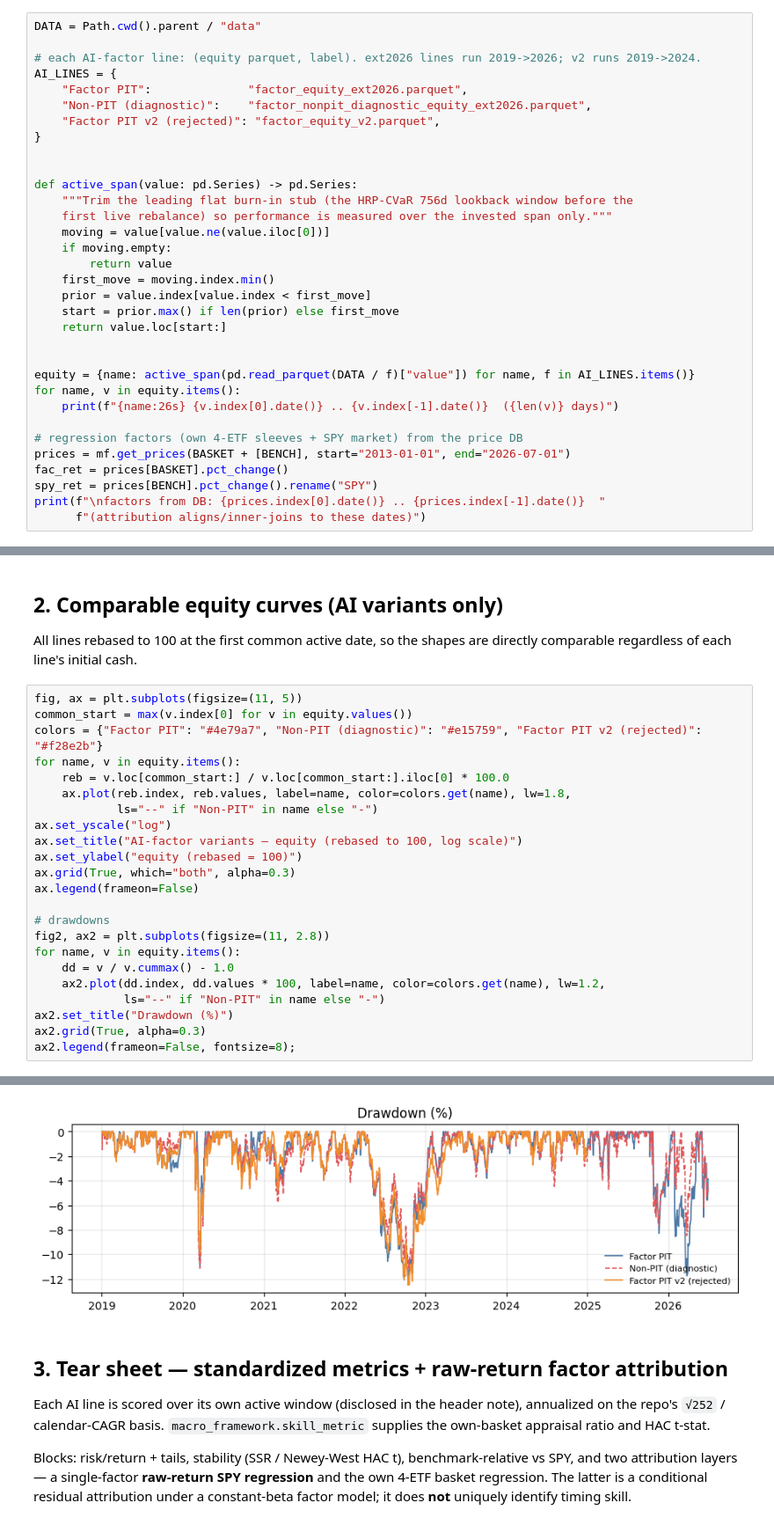
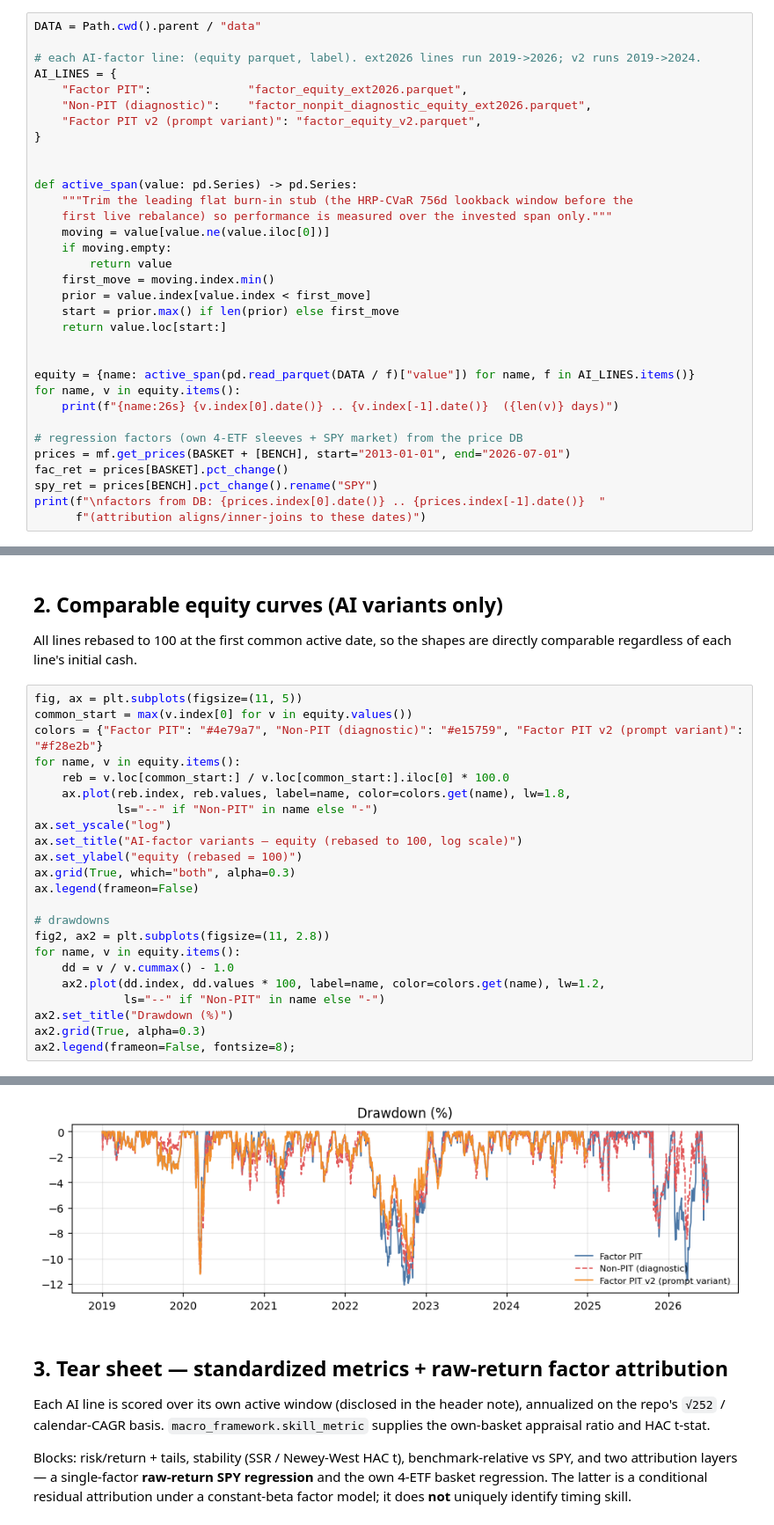
Before and after one commit to norandom/Global_Macro_AI_Factors, a Jupyter notebook: notebooks/16_ai_factor_variants_tearsheet.ipynb, the cells around one changed output, grey strips where cells are left out. Shown at 88% size. Cells and saved outputs as stored; diff of their text form.

```diff
--- a/notebooks/16_ai_factor_variants_tearsheet.ipynb
+++ b/notebooks/16_ai_factor_variants_tearsheet.ipynb
@@ -41,7 +43,7 @@ DATA = Path.cwd().parent / "data"
 AI_LINES = {
     "Factor PIT":              "factor_equity_ext2026.parquet",
     "Non-PIT (diagnostic)":    "factor_nonpit_diagnostic_equity_ext2026.parquet",
-    "Factor PIT v2 (rejected)": "factor_equity_v2.parquet",
+    "Factor PIT v2 (prompt variant)": "factor_equity_v2.parquet",
 }
 
 
@@ -80,7 +82,7 @@ All lines rebased to 100 at the first common active date, so the shapes are dire
 # %%
 fig, ax = plt.subplots(figsize=(11, 5))
 common_start = max(v.index[0] for v in equity.values())
-colors = {"Factor PIT": "#4e79a7", "Non-PIT (diagnostic)": "#e15759", "Factor PIT v2 (rejected)": "#f28e2b"}
+colors = {"Factor PIT": "#4e79a7", "Non-PIT (diagnostic)": "#e15759", "Factor PIT v2 (prompt variant)": "#f28e2b"}
 for name, v in equity.items():
     reb = v.loc[common_start:] / v.loc[common_start:].iloc[0] * 100.0
     ax.plot(reb.index, reb.values, label=name, color=colors.get(name), lw=1.8,
@@ -105,4 +107,4 @@ ax2.legend(frameon=False, fontsize=8);
-[figure, old version]
+[figure, new version]
 # %% [markdown]
 ## 3. Tear sheet — standardized metrics + raw-return factor attribution
 
```
Also changed, not shown: parts of 6 cells of this notebook, 54 other files.
